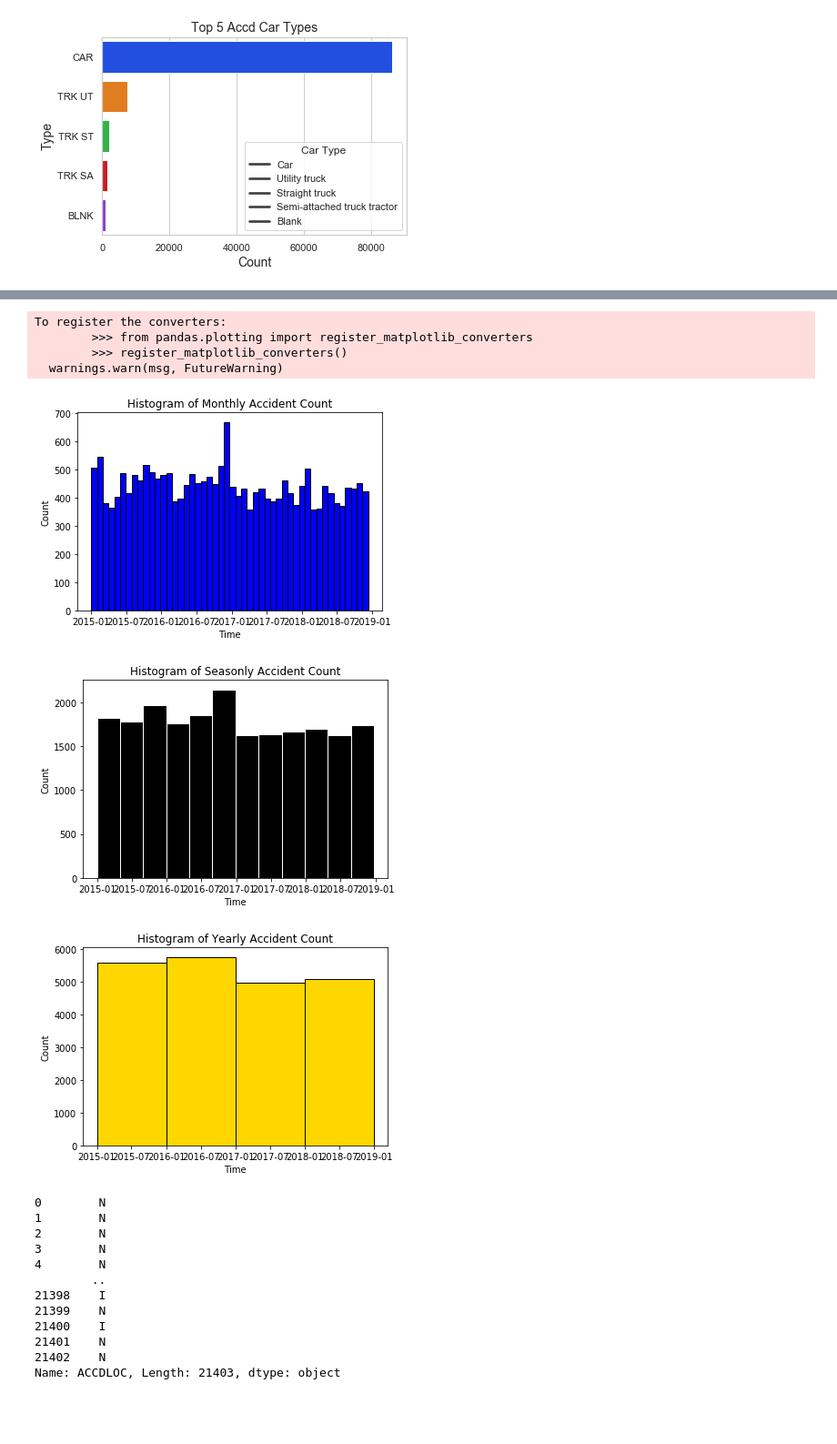
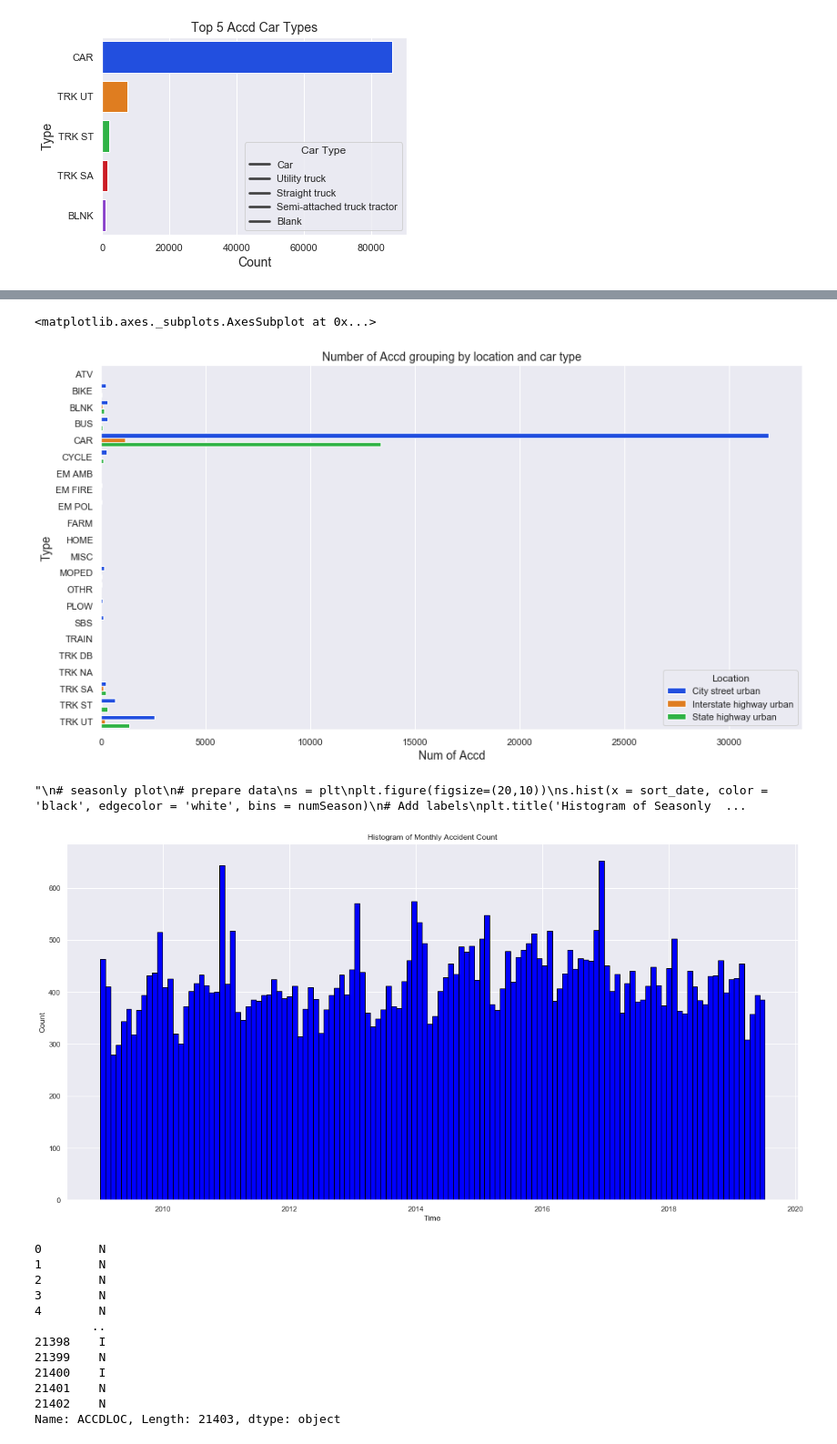
Before and after one commit to TongkaiYang/Vision-Zero-Madison, a Jupyter notebook: WorkPlace.ipynb, the cells around one changed output, grey strips where cells are left out. Shown at 91% size. Saved outputs shown, nothing was run; the diff lists cells and outputs as text; code cells hidden in the pictures; blank space fills up the shorter version.

```diff
--- a/WorkPlace.ipynb
+++ b/WorkPlace.ipynb
@@ -65,63 +116,101 @@ plot.figure.savefig('AccidCarType.png')
+# %%
+# Get plot: vehicle type 1 vs Road Type
+fontSize = 14
+VHTYPE_HWYCLASS = df.groupby(['HWYCLASS','VEHTYPE1']).count()['DOCTNMBR'].to_frame().reset_index()
+sns.set(font_scale=1)
+plt.figure(figsize=(15,8))
+VHTYPE_HWYCLASS_PLOT = sns.barplot(x='DOCTNMBR', y='VEHTYPE1', hue='HWYCLASS', data=VHTYPE_HWYCLASS, palette = 'bright')
+VHTYPE_HWYCLASS_LEG = VHTYPE_HWYCLASS_PLOT.get_legend_handles_labels()[0]
+VHTYPE_HWYCLASS_PLOT.legend(VHTYPE_HWYCLASS_LEG, ['City street urban', 'Interstate highway urban', 'State highway urban'], title='Location')
+VHTYPE_HWYCLASS_PLOT.set_title('Number of Accd grouping by location and car type', fontsize = fontSize)
+VHTYPE_HWYCLASS_PLOT.set_xlabel('Num of Accd', fontsize = fontSize)
+VHTYPE_HWYCLASS_PLOT.set_ylabel('Type', fontsize = fontSize)
+VHTYPE_HWYCLASS_PLOT
+# %% [output]
+<matplotlib.axes._subplots.AxesSubplot at 0x...>
+[figure, added]
 # %%
 # date formatting
-start = datetime.date(2015,1,1)
-end = datetime.date(2018,12,31)
+start = datetime.date(2009,1,1)
+end = datetime.date(2019,8,1)
 monthBin = datetime.timedelta(days = 30)
 seasonBin = datetime.timedelta(days = 121)
 yearBin = datetime.timedelta(days = 365)
 months = []
 seasons = []
 years = []
-for i in range(((end-start).days)//30+1):
+for i in range(((end-start).days)//30 + 1):
     months.append(start + (i)*monthBin)
 
-for i in range(((end-start).days)//121+1):
+for i in range(((end-start).days)//121 + 1):
     seasons.append(start + (i)*seasonBin)
 
-for i in range(((end-start).days)//365+1):
+for i in range(((end-start).days)//365 + 1):
     years.append(start + (i)*yearBin)
 
 numMonth= date2num(months)
 numSeason= date2num(seasons)
 numYear = date2num(years)
 
 # monthly plot
 # prepare data
-m = s = y = plt
-sort_date = sorted(pd.to_datetime(dfs["ACCDDATE"]))
-m.hist(x = sort_date, color = 'blue', edgecolor = 'black', bins = numMonth)
+"""
+fig, ax = plt.subplots()
+data = np.random.rand(1000)
+
+N, bins, patches = ax.hist(data, edgecolor='white', linewidth=1)
+
+for i in range(0,3):
+    patches[i].set_facecolor('b')
+for i in range(3,5):
+    patches[i].set_facecolor('r')
+for i in range(5, len(patches)):
+    patches[i].set_facecolor('black')
+
+plt.show()
+"""
+fig, ax = plt.subplots(figsize=(20,10))
+sort_date = sorted(pd.to_datetime(df["ACCDDATE"]))
+N, bins, patches = ax.hist(x = sort_date, color = 'blue', edgecolor = 'black', bins = numMonth)
+"""
+#colors = ["r","g","b","yellow","navy","grey","black","violet","pink","green"]
+colors = ["r","g","b"]
+for year in range(10):
+    for month in range(12):
+        cur_month = year *12 + month
+        patches[cur_month].set_facecolor(colors[cur_month%len(colors)])
+"""
 # Add labels
 plt.title('Histogram of Monthly Accident Count')
 plt.xlabel('Time')
 plt.ylabel('Count')
-m.show()
 
-
+"""
 # seasonly plot
 # prepare data
+s = plt
+plt.figure(figsize=(20,10))
 s.hist(x = sort_date, color = 'black', edgecolor = 'white', bins = numSeason)
 # Add labels
 plt.title('Histogram of Seasonly Accident Count')
 plt.xlabel('Time')
 plt.ylabel('Count')
 s.show()
 
 # yearly plot
 # prepare data
+y = plt
+plt.figure(figsize=(20,10))
 y.hist(x = sort_date, color = 'gold', edgecolor = 'black', bins = numYear)
 # Add labels
 plt.title('Histogram of Yearly Accident Count')
 plt.xlabel('Time')
 plt.ylabel('Count')
 y.show()
+"""
 # %% [output]
-To register the converters:
-        >>> from pandas.plotting import register_matplotlib_converters
-        >>> register_matplotlib_converters()
-  warnings.warn(msg, FutureWarning)
+"\n# seasonly plot\n# prepare data\ns = plt\nplt.figure(figsize=(20,10))\ns.hist(x = sort_date, color = 'black', edgecolor = 'white', bins = numSeason)\n# Add labels\nplt.title('Histogram of Seasonly  ...
-[figure, old version]
+[figure, new version]
-[figure, removed]
-[figure, removed]
 # %%
 dfs.ACCDLOC
 # %% [output]
```
Also changed, not shown: parts of 5 cells of this notebook, 3 other files.
